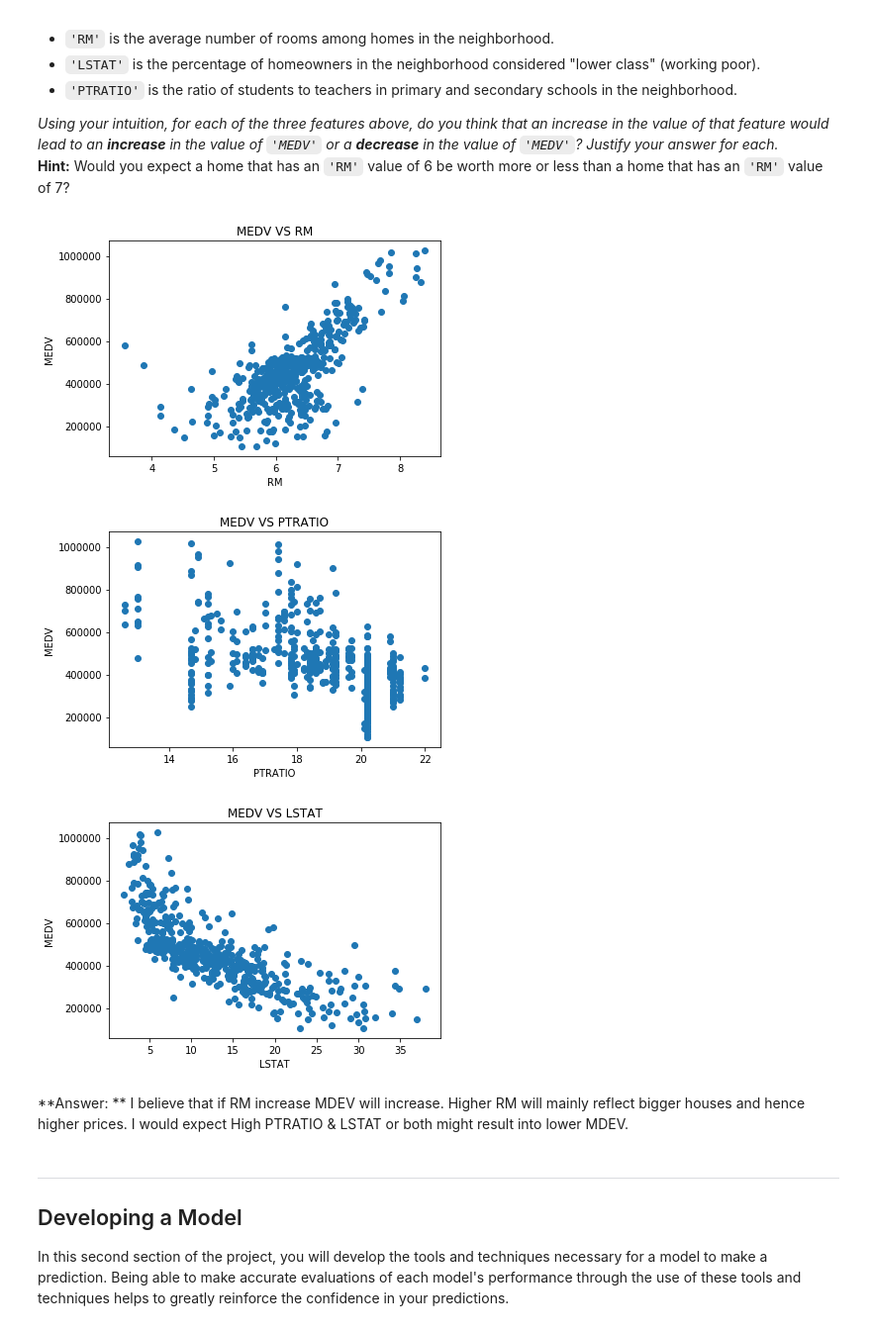
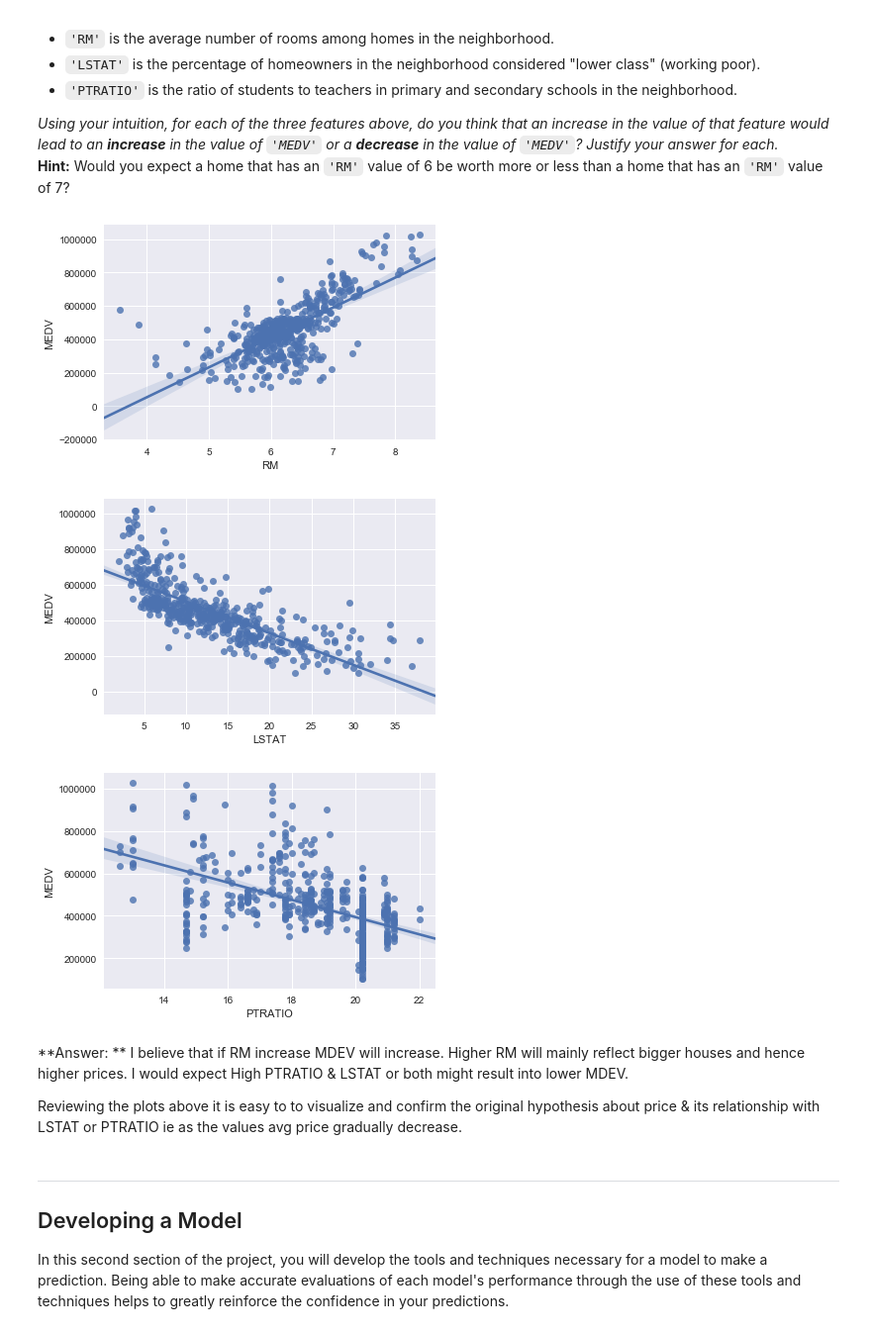
Before and after one commit to amberved/machine-learning, a Jupyter notebook: projects/boston_housing/boston_housing.ipynb, the cells around one changed output. Shown at 99% size. Drawn from its saved outputs; the diff is of its cells as text; code cells hidden in the pictures.

```diff
--- a/projects/boston_housing/boston_housing.ipynb
+++ b/projects/boston_housing/boston_housing.ipynb
@@ -113,36 +112,46 @@ _Using your intuition, for each of the three features above, do you think that a
 # %%
 import matplotlib.pyplot as plt
 
-plt.scatter(data['RM'],data['MEDV'])
-plt.ylabel('MEDV')
-plt.xlabel('RM')
-plt.title('MEDV VS RM')
-plt.show()
+# import sys
+# print sys.path
+import seaborn as sns
+for var in ['RM', 'LSTAT', 'PTRATIO']:
+    sns.regplot(data[var], prices)
+    plt.show()
 
-plt.scatter(data['PTRATIO'],data['MEDV'])
-plt.xlabel('PTRATIO')
-plt.ylabel('MEDV')
-plt.title('MEDV VS PTRATIO')
-plt.show()
 
-plt.scatter(data['LSTAT'],data['MEDV'])
-plt.xlabel('LSTAT')
-plt.ylabel('MEDV')
-plt.title('MEDV VS LSTAT')
-plt.show()
+# plt.scatter(data['RM'],data['MEDV'])
+# plt.ylabel('MEDV')
+# plt.xlabel('RM')
+# plt.title('MEDV VS RM')
+# plt.show()
+
+# plt.scatter(data['PTRATIO'],data['MEDV'])
+# plt.xlabel('PTRATIO')
+# plt.ylabel('MEDV')
+# plt.title('MEDV VS PTRATIO')
+# plt.show()
+
+# plt.scatter(data['LSTAT'],data['MEDV'])
+# plt.xlabel('LSTAT')
+# plt.ylabel('MEDV')
+# plt.title('MEDV VS LSTAT')
+# plt.show()
 
 
 # plt.scatter(data['MEDV'],data['LSTAT'])
 # plt.xlabel('LSTAT')
 # plt.ylabel('MEDV')
 # plt.title('MEDV VS LSTAT')
 # plt.show()
 # %% [output]
-[figure, old version]
+[figure, new version]
-[figure, old version]
+[figure, new version]
-[figure, old version]
+[figure, new version]
 # %% [markdown]
 **Answer: ** I believe that if RM increase MDEV will increase. Higher RM will mainly reflect bigger houses and hence higher prices. I would expect High PTRATIO & LSTAT or both might result into lower MDEV.
+
+Reviewing the plots above it is easy to to visualize and confirm the original hypothesis about price & its relationship with LSTAT or PTRATIO ie as the values avg price gradually decrease.
 # %% [markdown]
 ----
 
```
Also changed, not shown: parts of 13 cells of this notebook, 1 other file.
